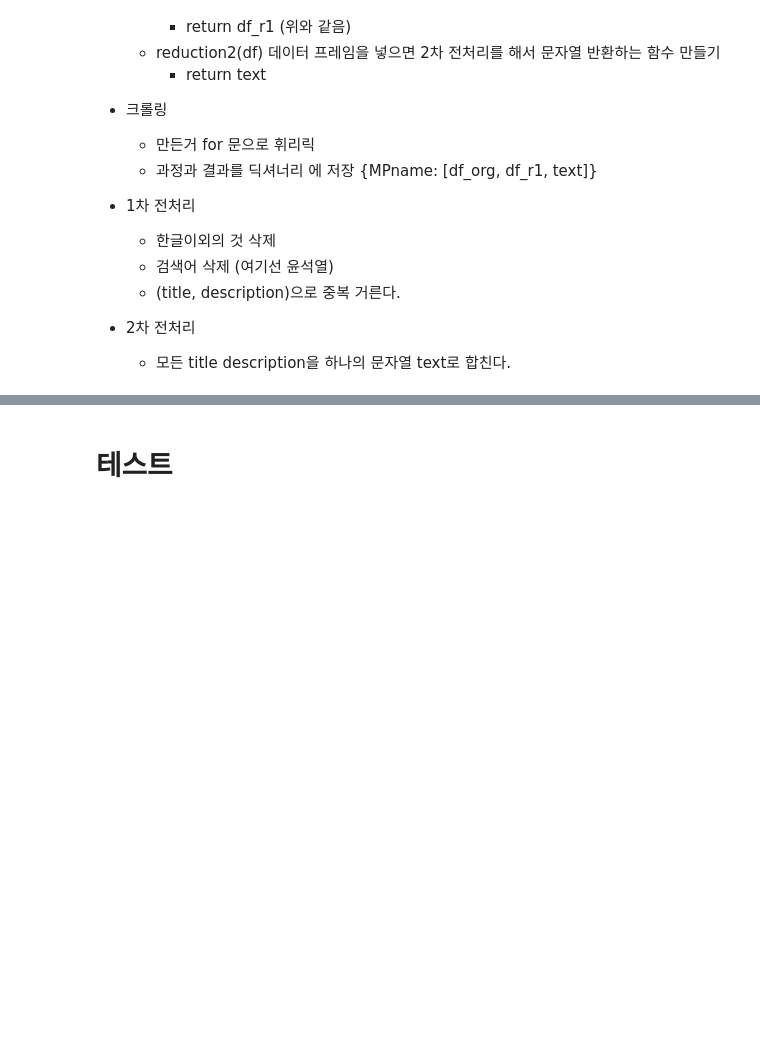
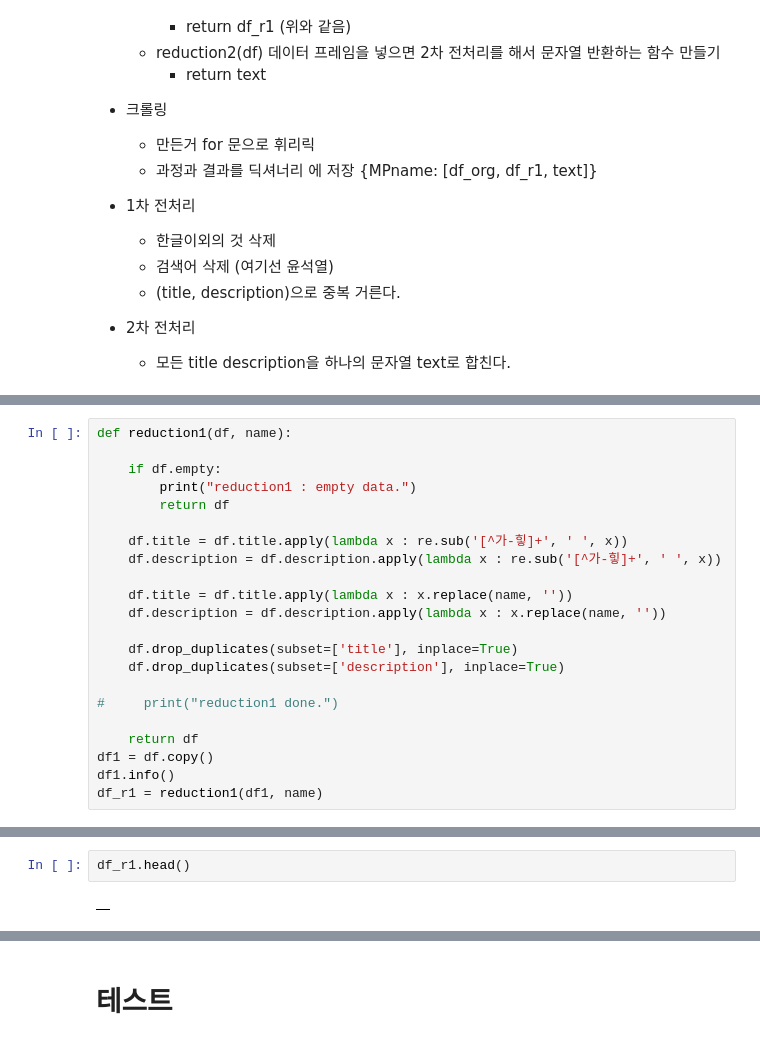
Before and after one commit to veryberry030/projects_cakd7_data, a Jupyter notebook: SB_NA.ipynb, the cells around one changed output, grey strips where cells are left out. Saved outputs shown, nothing was run; the diff lists cells and outputs as text; blank space fills up the shorter version.

Commit message:
all function for reduction
^^

```diff
--- a/SB_NA.ipynb
+++ b/SB_NA.ipynb
@@ -58,0 +187,22 @@ from bs4 import BeautifulSoup
+# %%
+def reduction1(df, name):
+
+    if df.empty:
+        print("reduction1 : empty data.")
+        return df
+
+    df.title = df.title.apply(lambda x : re.sub('[^가-힣]+', ' ', x))
+    df.description = df.description.apply(lambda x : re.sub('[^가-힣]+', ' ', x))
+
+    df.title = df.title.apply(lambda x : x.replace(name, ''))
+    df.description = df.description.apply(lambda x : x.replace(name, ''))
+
+    df.drop_duplicates(subset=['title'], inplace=True)
+    df.drop_duplicates(subset=['description'], inplace=True)
+
+#     print("reduction1 done.")
+
+    return df
+df1 = df.copy()
+df1.info()
+df_r1 = reduction1(df1, name)
@@ -58,0 +222,4 @@ from bs4 import BeautifulSoup
+# %%
+df_r1.head()
+# %% [output]
+|  |
```
Also changed, not shown: parts of 58 cells of this notebook.
